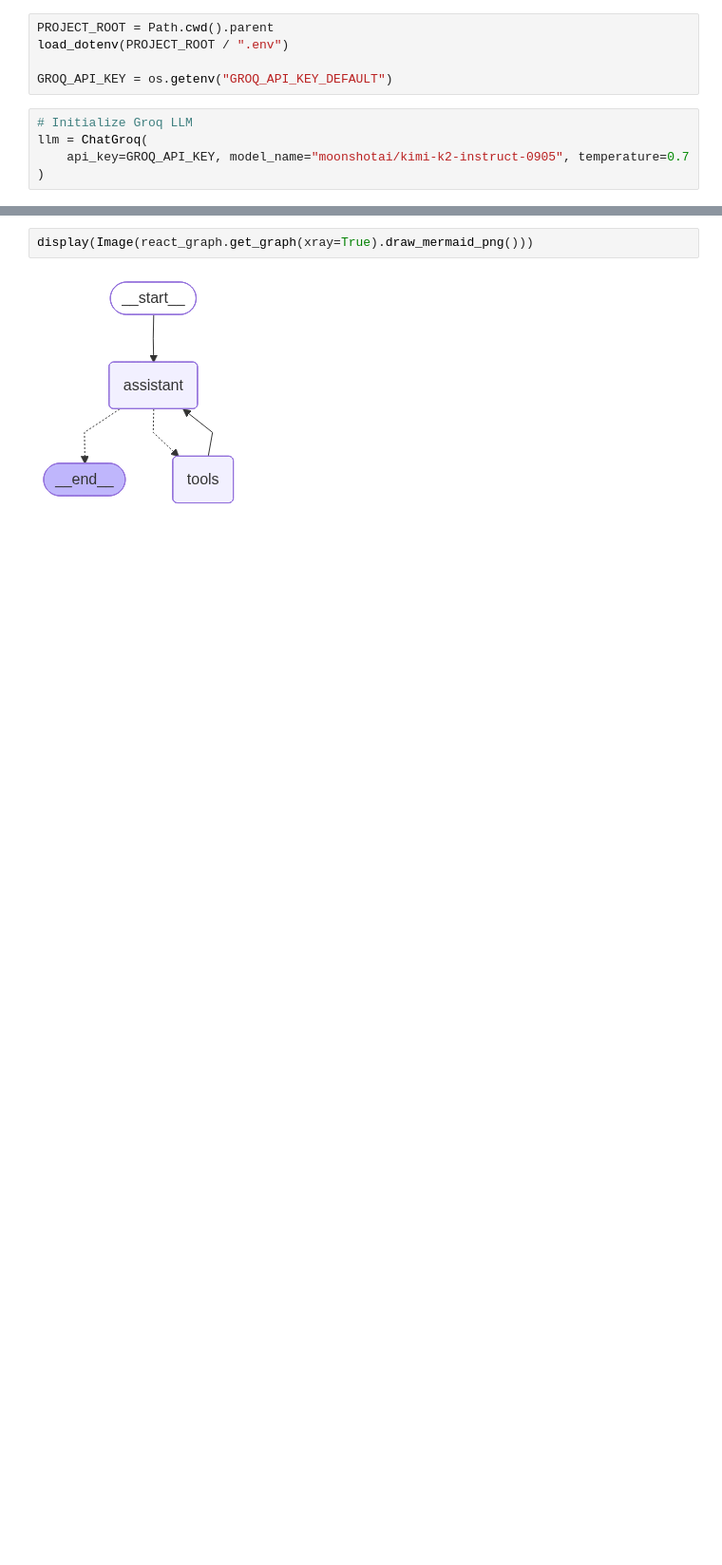
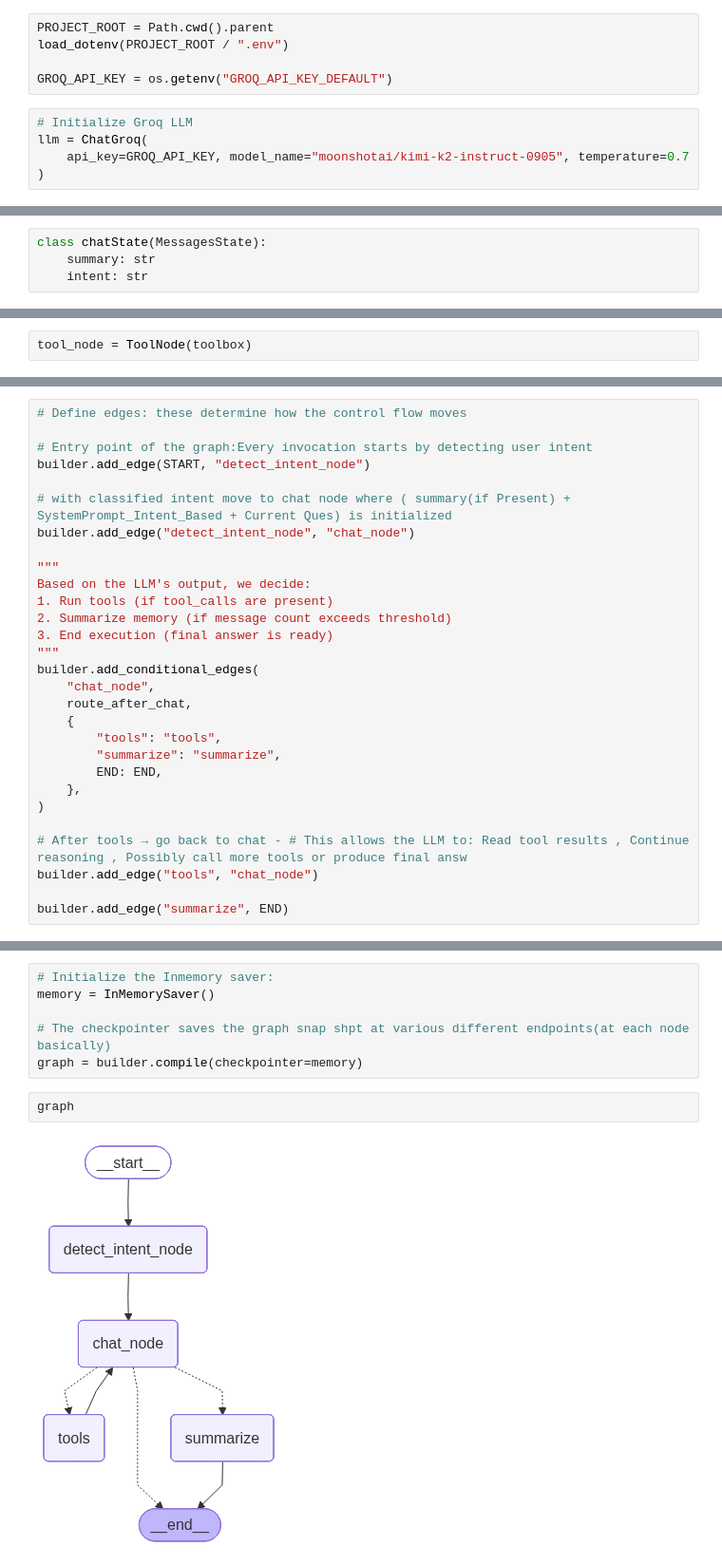
Before and after one commit to Meet3456/Lang-graph, a Jupyter notebook: notebooks/HITL_langgraph.ipynb, the cells around one changed output, grey strips where cells are left out. Shown at 95% size. Drawn from its saved outputs; the diff is of its cells as text; blank space fills up the shorter version.

Commit message:
Graph created with dynamic intnt based routing and summarization + tools

```diff
--- a/notebooks/HITL_langgraph.ipynb
+++ b/notebooks/HITL_langgraph.ipynb
@@ -132,3 +151,7 @@ fetch_stock = Tool.from_function(
 toolbox = [lookup_stock, fetch_stock]
 
 llm_with_tools = llm.bind_tools(toolbox)
+# %%
+class chatState(MessagesState):
+    summary: str
+    intent: str
@@ -134,0 +267,2 @@ llm_with_tools = llm.bind_tools(toolbox)
+# %%
+tool_node = ToolNode(toolbox)
@@ -165,0 +367,29 @@ react_graph = builder.compile(checkpointer=memory)
+# %%
+# Define edges: these determine how the control flow moves
+
+# Entry point of the graph:Every invocation starts by detecting user intent
+builder.add_edge(START, "detect_intent_node")
+
+# with classified intent move to chat node where ( summary(if Present) + SystemPrompt_Intent_Based + Current Ques) is initialized
+builder.add_edge("detect_intent_node", "chat_node")
+
+"""
+Based on the LLM's output, we decide:
+1. Run tools (if tool_calls are present)
+2. Summarize memory (if message count exceeds threshold)
+3. End execution (final answer is ready)
+"""
+builder.add_conditional_edges(
+    "chat_node",
+    route_after_chat,
+    {
+        "tools": "tools",
+        "summarize": "summarize",
+        END: END,
+    },
+)
+
+# After tools → go back to chat - # This allows the LLM to: Read tool results , Continue reasoning , Possibly call more tools or produce final answ
+builder.add_edge("tools", "chat_node")
+
+builder.add_edge("summarize", END)
@@ -166,4 +398,10 @@ react_graph = builder.compile(checkpointer=memory)
+# %%
+# Initialize the Inmemory saver:
+memory = InMemorySaver()
+
+# The checkpointer saves the graph snap shpt at various different endpoints(at each node basically)
+graph = builder.compile(checkpointer=memory)
 # %%
-display(Image(react_graph.get_graph(xray=True).draw_mermaid_png()))
+graph
 # %% [output]
-[figure, old version]
+[figure, new version]
```
Also changed, not shown: parts of 17 cells of this notebook.
